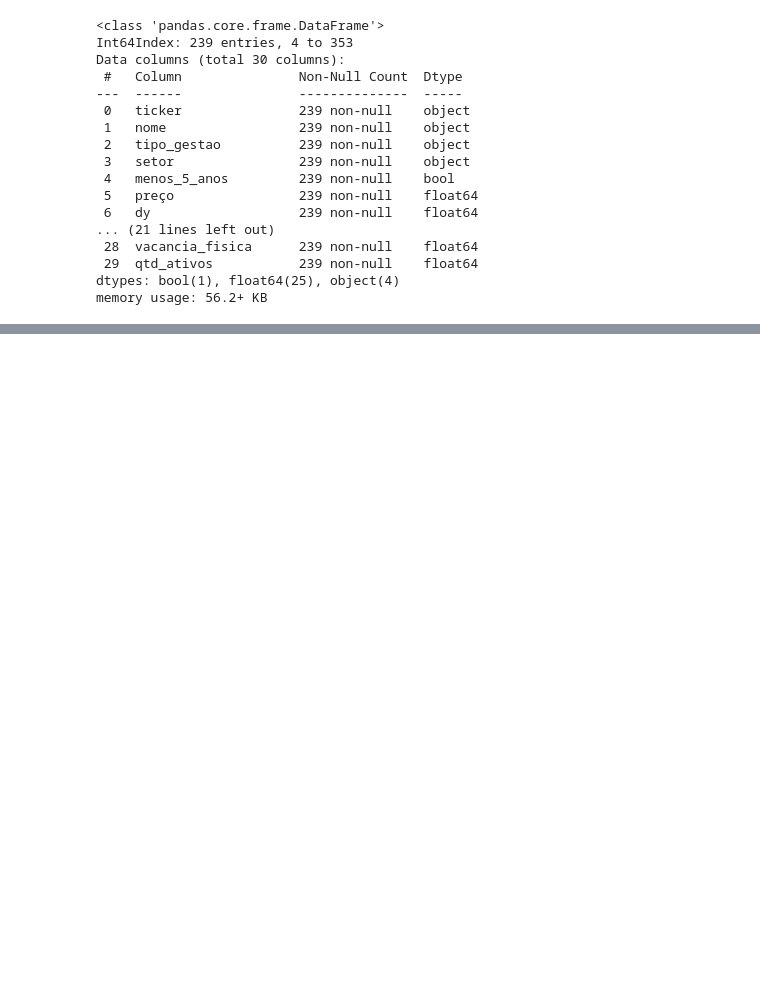
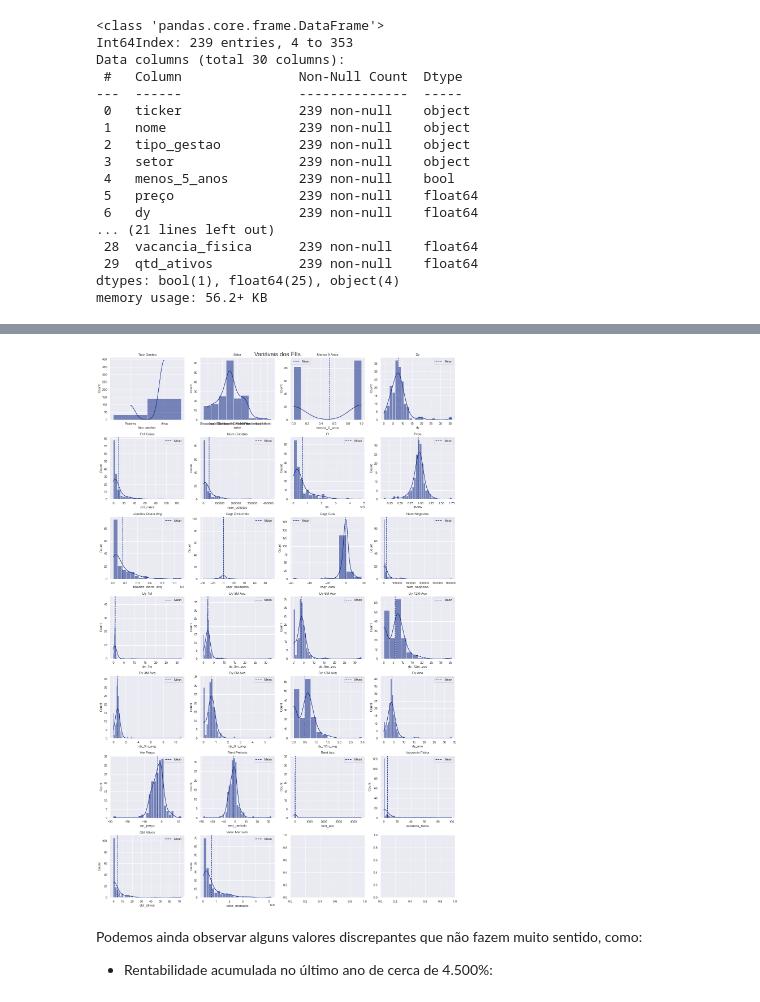
Before and after one commit to osouzadaniel/FII_Clustering, a Jupyter notebook: analise_exploratoria.ipynb, the cells around one changed output, grey strips where cells are left out. Saved outputs shown, nothing was run; the diff lists cells and outputs as text; code cells hidden in the pictures; blank space fills up the shorter version.

Commit message:
feat: Perform Exploratory Analysis for FIIs
 - Notebook update with Exploratory Analysis of the data
 - Include new .py file to provide quick plotting tools for Exploratory Analysis

```diff
--- a/analise_exploratoria.ipynb
+++ b/analise_exploratoria.ipynb
@@ -376,0 +402,6 @@ Uma cópia desse dataframe será salva na pasta de dados para poder ser utilizad
+# %%
+limite_cotistas = 100
+limite_liquidez = 50000
+limite_negociacoes = 50
+df = df.query(f'num_cotistas > {limite_cotistas} and liquidez_diaria_avg > {limite_liquidez} and num_negocios > {limite_negociacoes}').copy()
+df.shape
@@ -376,0 +440,3 @@ Uma cópia desse dataframe será salva na pasta de dados para poder ser utilizad
+# %%
+df['valor_mercado'] = df['PL'] * df['PVPA']
+df.drop(['preço', 'VPA', 'div_mes_brl'], axis = 1, inplace = True)
@@ -376,0 +453,8 @@ Uma cópia desse dataframe será salva na pasta de dados para poder ser utilizad
+# %%
+fig = ea.plot_histograms(df.iloc[:,2:], "Variáveis dos FIIs")
+plt.show()
+# %% [output]
+[figure, added]
+# %% [markdown]
+Podemos ainda observar alguns valores discrepantes que não fazem muito sentido, como:
+ - Rentabilidade acumulada no último ano de cerca de 4.500%:
```
Also changed, not shown: parts of 30 cells of this notebook, 3 other files.
